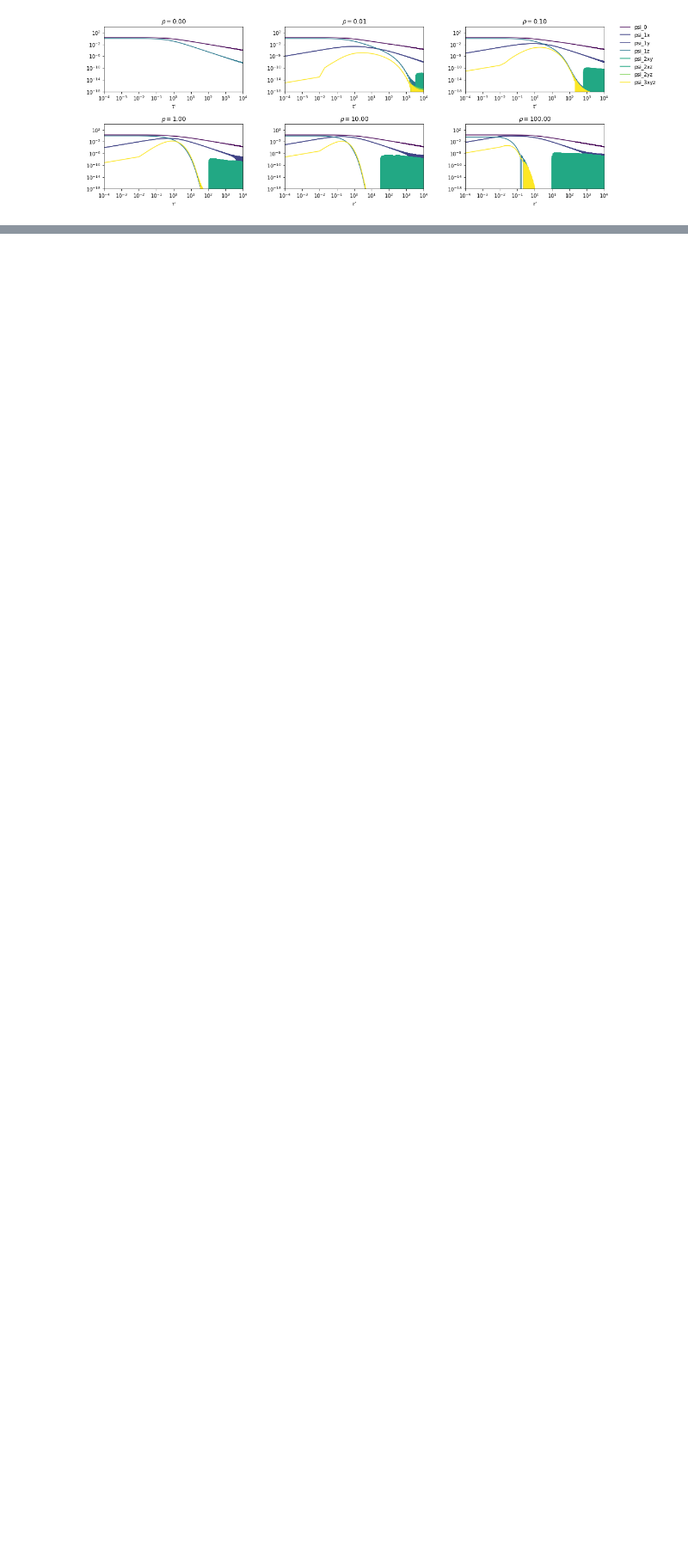
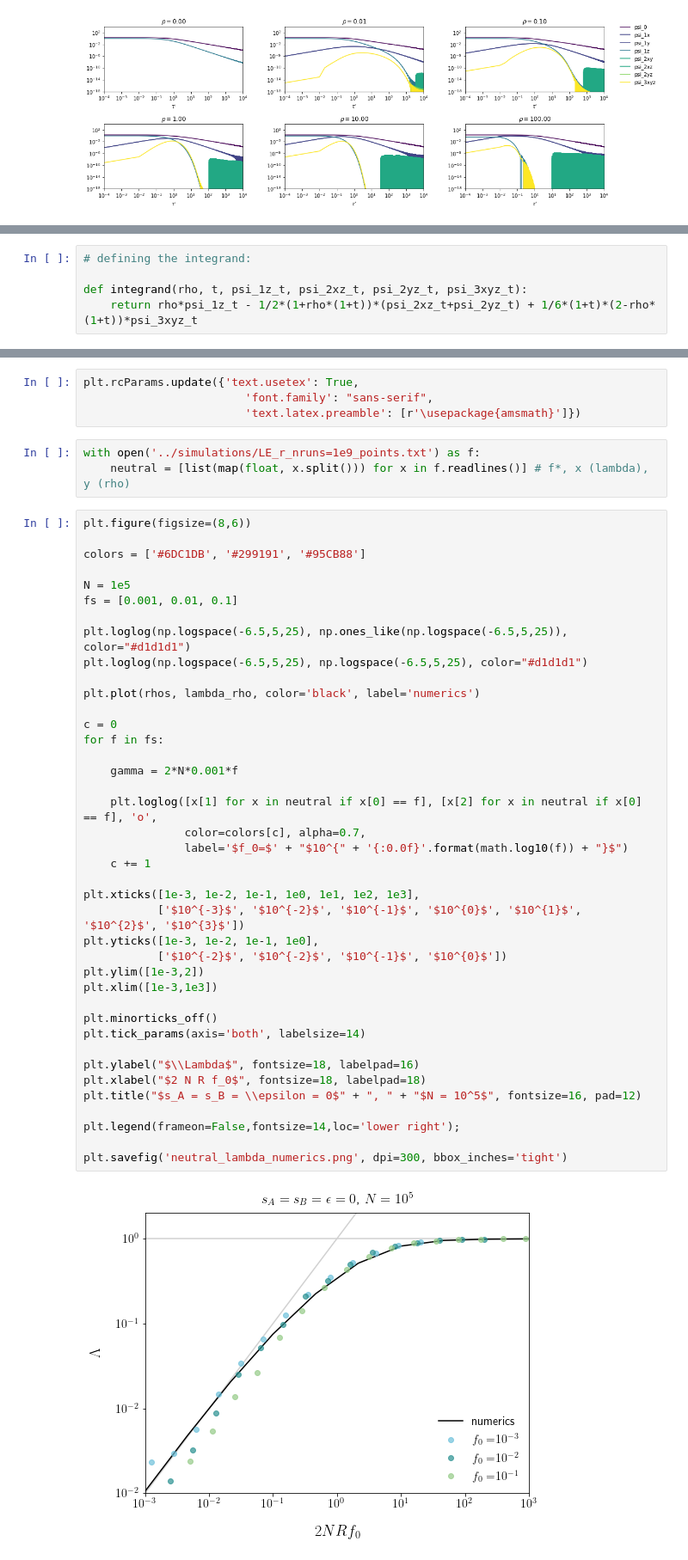
Before and after one commit to alyulina/linkage-equilibrium, a Jupyter notebook: numerics/neutral_lambda_numerics.ipynb, the cells around one changed output, grey strips where cells are left out. Shown at 86% size. Cells and saved outputs as stored; diff of their text form; blank space fills up the shorter version.

```diff
--- a/numerics/neutral_lambda_numerics.ipynb
+++ b/numerics/neutral_lambda_numerics.ipynb
@@ -156 +160,6 @@ plt.savefig('psis_tau_log_log_grey.png', dpi=300, bbox_inches='tight')
+# %%
+# defining the integrand:
+
+def integrand(rho, t, psi_1z_t, psi_2xz_t, psi_2yz_t, psi_3xyz_t):
+    return rho*psi_1z_t - 1/2*(1+rho*(1+t))*(psi_2xz_t+psi_2yz_t) + 1/6*(1+t)*(2-rho*(1+t))*psi_3xyz_t
 # %%
@@ -187,0 +302,49 @@ for rho in rhos:
+# %%
+plt.rcParams.update({'text.usetex': True,
+                        'font.family': "sans-serif",
+                        'text.latex.preamble': [r'\usepackage{amsmath}']})
+# %%
+with open('../simulations/LE_r_nruns=1e9_points.txt') as f:
+    neutral = [list(map(float, x.split())) for x in f.readlines()] # f*, x (lambda), y (rho)
+# %%
+plt.figure(figsize=(8,6))
+
+colors = ['#6DC1DB', '#299191', '#95CB88']
+
+N = 1e5
+fs = [0.001, 0.01, 0.1]
+
+plt.loglog(np.logspace(-6.5,5,25), np.ones_like(np.logspace(-6.5,5,25)), color="#d1d1d1")
+plt.loglog(np.logspace(-6.5,5,25), np.logspace(-6.5,5,25), color="#d1d1d1")
+
+plt.plot(rhos, lambda_rho, color='black', label='numerics')
+
+c = 0
+for f in fs:
+
+    gamma = 2*N*0.001*f
+
+    plt.loglog([x[1] for x in neutral if x[0] == f], [x[2] for x in neutral if x[0] == f], 'o',
+               color=colors[c], alpha=0.7,
+               label='$f_0=$' + "$10^{" + '{:0.0f}'.format(math.log10(f)) + "}$")
+    c += 1
+
+plt.xticks([1e-3, 1e-2, 1e-1, 1e0, 1e1, 1e2, 1e3],
+           ['$10^{-3}$', '$10^{-2}$', '$10^{-1}$', '$10^{0}$', '$10^{1}$', '$10^{2}$', '$10^{3}$'])
+plt.yticks([1e-3, 1e-2, 1e-1, 1e0],
+           ['$10^{-2}$', '$10^{-2}$', '$10^{-1}$', '$10^{0}$'])
+plt.ylim([1e-3,2])
+plt.xlim([1e-3,1e3])
+
+plt.minorticks_off()
+plt.tick_params(axis='both', labelsize=14)
+
+plt.ylabel("$\\Lambda$", fontsize=18, labelpad=16)
+plt.xlabel("$2 N R f_0$", fontsize=18, labelpad=18)
+plt.title("$s_A = s_B = \\epsilon = 0$" + ", " + "$N = 10^5$", fontsize=16, pad=12)
+
+plt.legend(frameon=False,fontsize=14,loc='lower right');
+
+plt.savefig('neutral_lambda_numerics.png', dpi=300, bbox_inches='tight')
+# %% [output]
+[figure, added]
```
Also changed, not shown: parts of 12 cells of this notebook.
